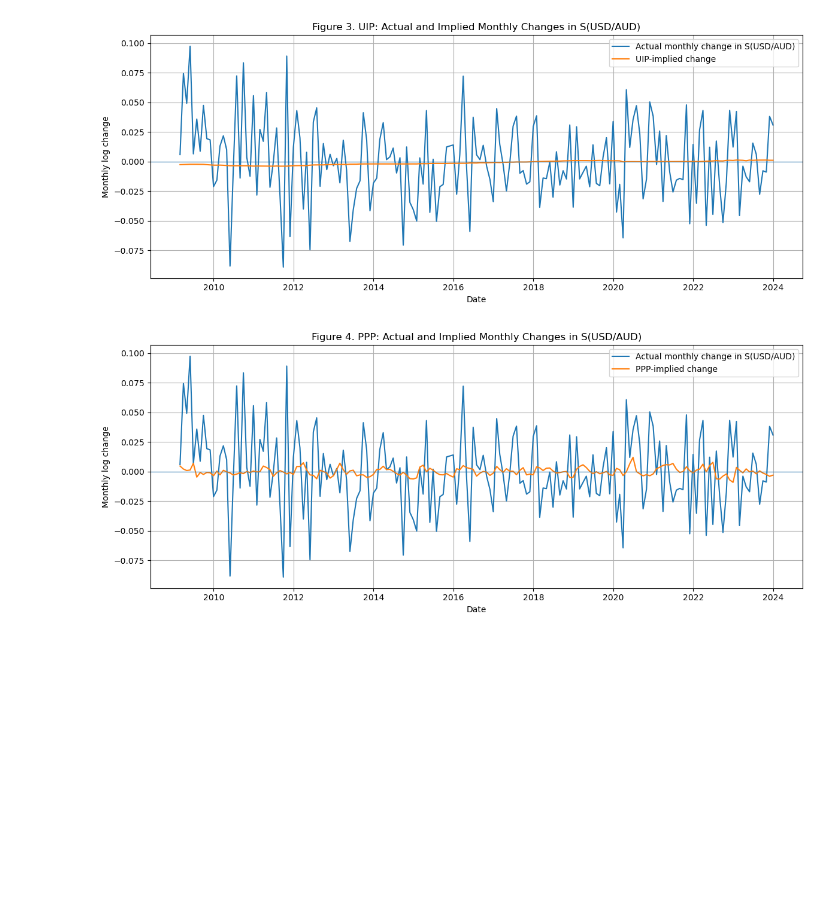
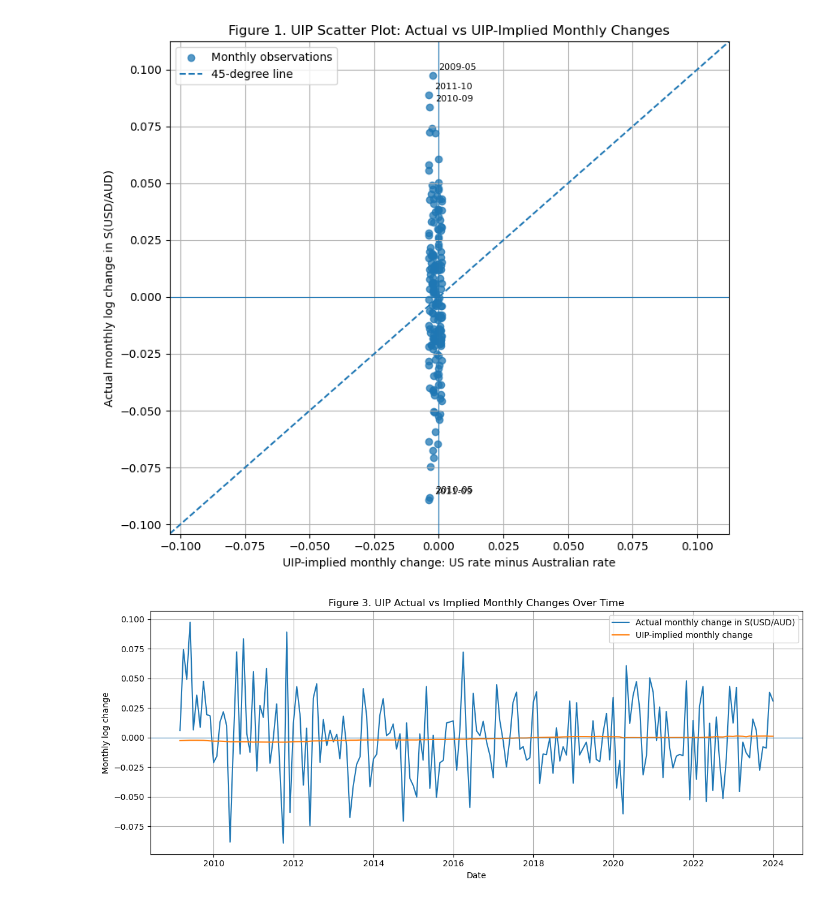
Before and after one commit to marwanferreira/audusd-carry-uip-ppp, a Jupyter notebook: notebooks/01_part1_uip_ppp_visuals.ipynb, the cells around one changed output. Cells and saved outputs as stored; diff of their text form; code cells hidden in the pictures; blank space fills up the shorter version.

```diff
--- a/notebooks/01_part1_uip_ppp_visuals.ipynb
+++ b/notebooks/01_part1_uip_ppp_visuals.ipynb
@@ -106,7 +128,7 @@ def plot_parity_scatter(
         [lower, upper],
         linestyle="--",
         linewidth=1.5,
-        label="45-degree line: actual = implied"
+        label="45-degree line"
     )
 
     ax.axhline(0, linewidth=0.8)
@@ -114,29 +136,6 @@ def plot_parity_scatter(
 
     ax.set_xlim(lower, upper)
     ax.set_ylim(lower, upper)
-
-
-    ax.text(
-        0.03,
-        0.97,
-        "Above line:\nactual > implied\nmodel-implied minus actual < 0",
-        transform=ax.transAxes,
-        va="top",
-        fontsize=9,
-        bbox=dict(boxstyle="round", alpha=0.15)
-    )
-
-    ax.text(
-        0.97,
-        0.03,
-        "Below line:\nactual < implied\nmodel-implied minus actual > 0",
-        transform=ax.transAxes,
-        ha="right",
-        va="bottom",
-        fontsize=9,
-        bbox=dict(boxstyle="round", alpha=0.15)
-    )
-
 
     largest = data.loc[data[deviation_col].abs().nlargest(n_labels).index]
 
@@ -218,23 +279,26 @@ def plot_actual_vs_implied(
     fig.savefig(FIG_DIR / filename, dpi=300, bbox_inches="tight")
     plt.show()
 # %%
-plot_actual_vs_implied(
+plot_parity_scatter(
     data=part1,
-    implied_col="uip_implied_change",
-    title="Figure 3. UIP: Actual and Implied Monthly Changes in S(USD/AUD)",
-    implied_label="UIP-implied change",
-    filename="figure3_uip_timeseries.png"
+    x_col="uip_implied_change",
+    y_col="actual_fx_change",
+    deviation_col="uip_deviation",
+    title="Figure 1. UIP Scatter Plot: Actual vs UIP-Implied Monthly Changes",
+    x_label="UIP-implied monthly change: US rate minus Australian rate",
+    y_label="Actual monthly log change in S(USD/AUD)",
+    filename="figure1_uip_scatter_actual_vs_implied.png"
 )
 # %% [output]
-[figure, old version]
+[figure, new version]
 # %%
 plot_actual_vs_implied(
     data=part1,
-    implied_col="ppp_implied_change",
-    title="Figure 4. PPP: Actual and Implied Monthly Changes in S(USD/AUD)",
-    implied_label="PPP-implied change",
-    filename="figure4_ppp_timeseries.png"
+    implied_col="uip_implied_change",
+    title="Figure 3. UIP Actual vs Implied Monthly Changes Over Time",
+    implied_label="UIP-implied monthly change",
+    filename="figure3_uip_actual_vs_implied_monthly_changes.png"
 )
 # %% [output]
-[figure, old version]
+[figure, new version]
 # %%
```
Also changed, not shown: parts of 10 cells of this notebook, 28 other files.
